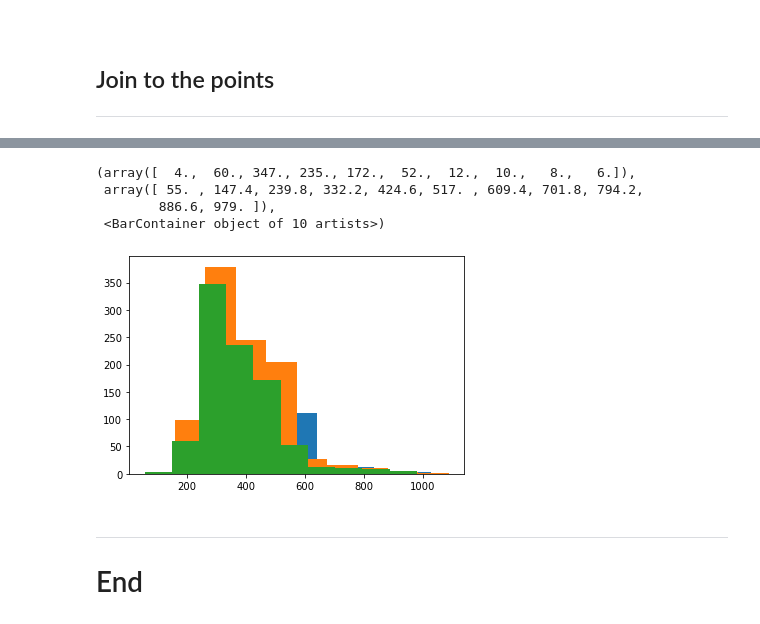
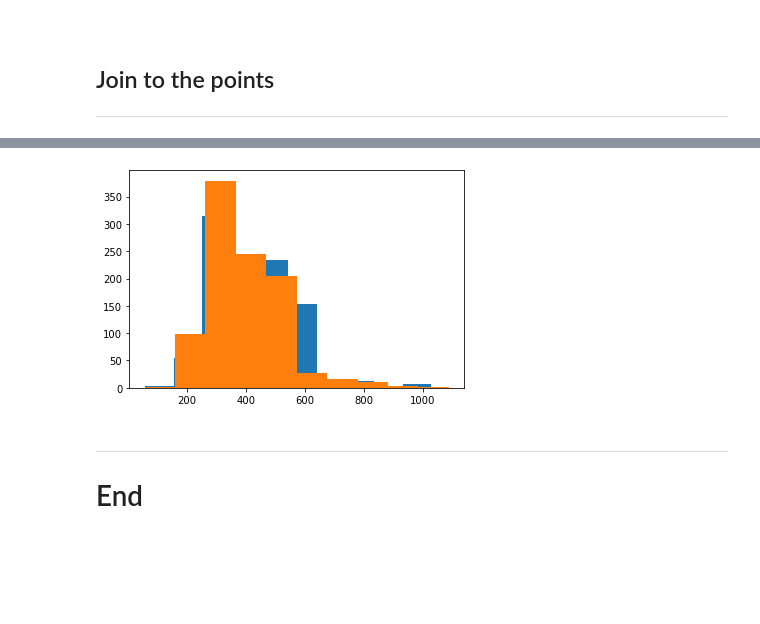
Before and after one commit to ShanePAustin/fundamentals-of-data-analysis, a Jupyter notebook: cao.ipynb, the cells around one changed output, grey strips where cells are left out. Cells and saved outputs as stored; diff of their text form; code cells hidden in the pictures; blank space fills up the shorter version.

```diff
--- a/cao.ipynb
+++ b/cao.ipynb
@@ -707,3 +675,0 @@ df2019_r2
-# %%
-allcourses = allcourses.join(df2019_r2[['points_Mid_2019']])
-allcourses
@@ -747,0 +676,11 @@ allcourses2
+# %%
+caoPoints['points_r1_2021'] = pd.to_numeric(caoPoints['points_r1_2021'],errors = 'coerce')
+caoPoints['points_r1_2020'] = pd.to_numeric(caoPoints['points_r1_2020'],errors = 'coerce')
+caoPoints['points_r2_2021'] = pd.to_numeric(caoPoints['points_r2_2021'],errors = 'coerce')
+caoPoints['points_r2_2020'] = pd.to_numeric(caoPoints['points_r2_2020'],errors = 'coerce')
+caoPoints['points_EOS_2021'] = pd.to_numeric(caoPoints['points_EOS_2021'],errors = 'coerce')
+caoPoints['points_EOS_2020'] = pd.to_numeric(caoPoints['points_EOS_2020'],errors = 'coerce')
+caoPoints['points_EOS_2019'] = pd.to_numeric(caoPoints['points_EOS_2019'],errors = 'coerce')
+caoPoints['points_Mid_2021'] = pd.to_numeric(caoPoints['points_Mid_2021'],errors = 'coerce')
+caoPoints['points_Mid_2020'] = pd.to_numeric(caoPoints['points_Mid_2020'],errors = 'coerce')
+caoPoints['points_Mid_2019'] = pd.to_numeric(caoPoints['points_Mid_2019'],errors = 'coerce')
@@ -748,3 +701,2 @@ allcourses2
 # %%
-allcourses2 = allcourses2.join(allcourses[['title']])
-allcourses2
+caoPoints = caoPoints.join(allcourses['title'])
@@ -766 +703,3 @@ allcourses2
+# %%
+caoPoints = caoPoints.join(allcourses['college'])
 # %%
@@ -810,13 +738,9 @@ allcourses2
 # %%
-plt.hist(allcourses2['points_r1_2021'])
-plt.hist(allcourses2['points_r1_2020'])
-plt.hist(allcourses2['points_EOS_2019'])
+plt.hist(caoPoints['points_r1_2021'])
+plt.hist(caoPoints['points_r1_2020'])
+plt.show()
 # %% [output]
-(array([  4.,  60., 347., 235., 172.,  52.,  12.,  10.,   8.,   6.]),
- array([ 55. , 147.4, 239.8, 332.2, 424.6, 517. , 609.4, 701.8, 794.2,
-        886.6, 979. ]),
- <BarContainer object of 10 artists>)
-[figure, old version]
+[figure, new version]
 # %% [markdown]
 ---------
 # End
```
Also changed, not shown: parts of 88 cells of this notebook, 8 other files.
